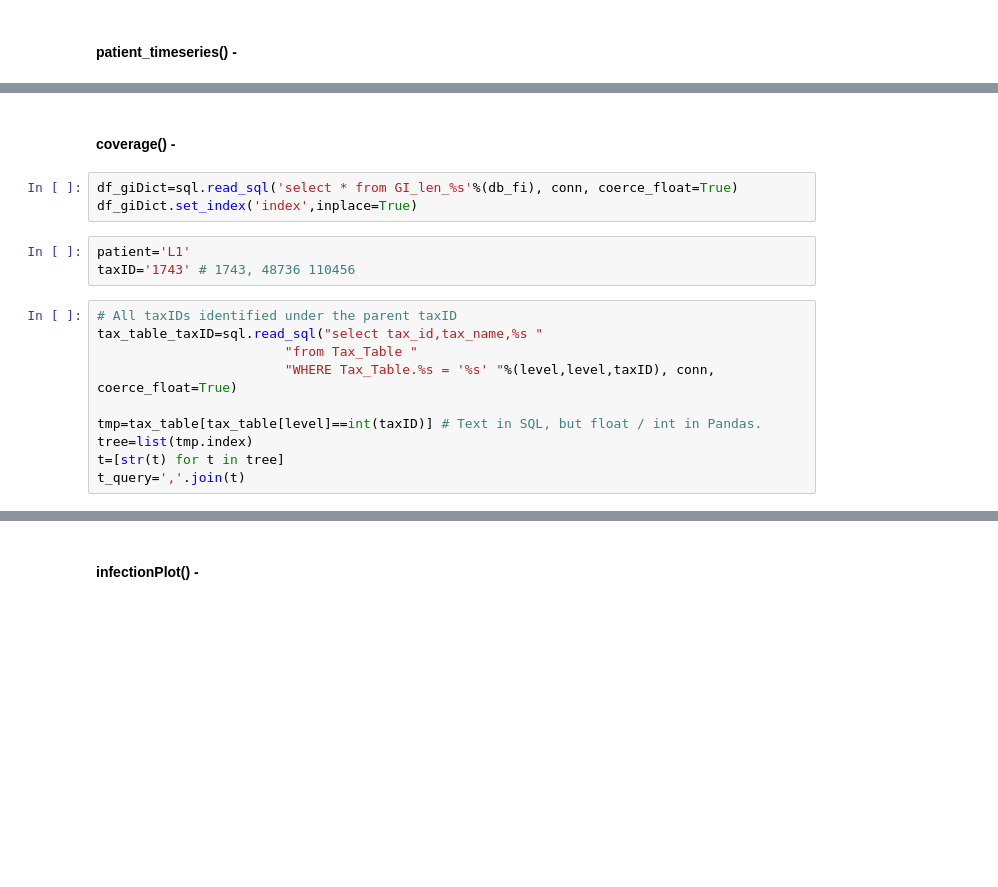
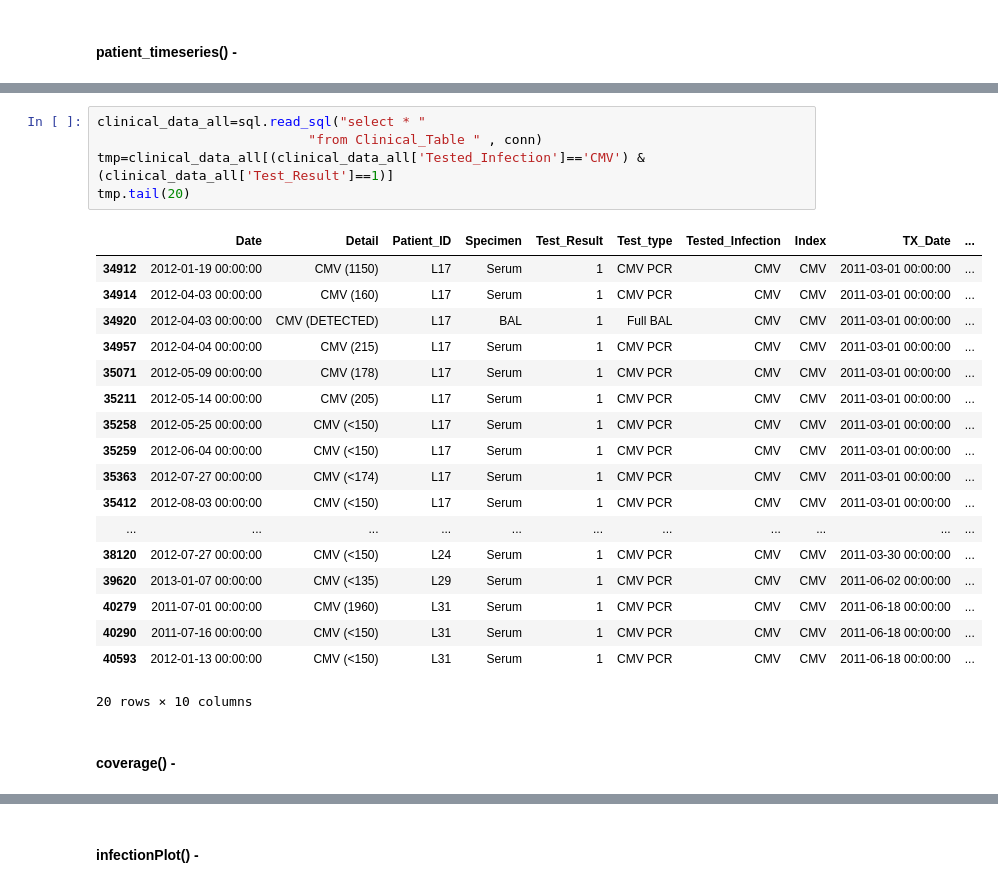
Before and after one commit to lmart999/CS229, a Jupyter notebook: ie_sql.ipynb, the cells around one changed output, grey strips where cells are left out. Cells and saved outputs as stored; diff of their text form; blank space fills up the shorter version.

```diff
--- a/ie_sql.ipynb
+++ b/ie_sql.ipynb
@@ -536,18 +599,26 @@ plt.plot(days,per_plot,'o-',color=color,ms=7,mew=2.5,mec='white',linewidth=5,alp
+# %%
+clinical_data_all=sql.read_sql("select * "
+                           "from Clinical_Table " , conn)
+tmp=clinical_data_all[(clinical_data_all['Tested_Infection']=='CMV') & (clinical_data_all['Test_Result']==1)]
+tmp.tail(20)
+# %% [output]
+|  | Date | Detail | Patient_ID | Specimen | Test_Result | Test_type | Tested_Infection | Index | TX_Date | ... |
+| 34912 | 2012-01-19 00:00:00 | CMV (1150) | L17 | Serum | 1 | CMV PCR | CMV | CMV | 2011-03-01 00:00:00 | ... |
+| 34914 | 2012-04-03 00:00:00 | CMV (160) | L17 | Serum | 1 | CMV PCR | CMV | CMV | 2011-03-01 00:00:00 | ... |
+| 34920 | 2012-04-03 00:00:00 | CMV (DETECTED) | L17 | BAL | 1 | Full BAL | CMV | CMV | 2011-03-01 00:00:00 | ... |
+| 34957 | 2012-04-04 00:00:00 | CMV (215) | L17 | Serum | 1 | CMV PCR | CMV | CMV | 2011-03-01 00:00:00 | ... |
+| 35071 | 2012-05-09 00:00:00 | CMV (178) | L17 | Serum | 1 | CMV PCR | CMV | CMV | 2011-03-01 00:00:00 | ... |
+| 35211 | 2012-05-14 00:00:00 | CMV (205) | L17 | Serum | 1 | CMV PCR | CMV | CMV | 2011-03-01 00:00:00 | ... |
+| 35258 | 2012-05-25 00:00:00 | CMV (<150) | L17 | Serum | 1 | CMV PCR | CMV | CMV | 2011-03-01 00:00:00 | ... |
+| 35259 | 2012-06-04 00:00:00 | CMV (<150) | L17 | Serum | 1 | CMV PCR | CMV | CMV | 2011-03-01 00:00:00 | ... |
+| 35363 | 2012-07-27 00:00:00 | CMV (<174) | L17 | Serum | 1 | CMV PCR | CMV | CMV | 2011-03-01 00:00:00 | ... |
+| 35412 | 2012-08-03 00:00:00 | CMV (<150) | L17 | Serum | 1 | CMV PCR | CMV | CMV | 2011-03-01 00:00:00 | ... |
+| ... | ... | ... | ... | ... | ... | ... | ... | ... | ... | ... |
+| 38120 | 2012-07-27 00:00:00 | CMV (<150) | L24 | Serum | 1 | CMV PCR | CMV | CMV | 2011-03-30 00:00:00 | ... |
+| 39620 | 2013-01-07 00:00:00 | CMV (<135) | L29 | Serum | 1 | CMV PCR | CMV | CMV | 2011-06-02 00:00:00 | ... |
+| 40279 | 2011-07-01 00:00:00 | CMV (1960) | L31 | Serum | 1 | CMV PCR | CMV | CMV | 2011-06-18 00:00:00 | ... |
+| 40290 | 2011-07-16 00:00:00 | CMV (<150) | L31 | Serum | 1 | CMV PCR | CMV | CMV | 2011-06-18 00:00:00 | ... |
+| 40593 | 2012-01-13 00:00:00 | CMV (<150) | L31 | Serum | 1 | CMV PCR | CMV | CMV | 2011-06-18 00:00:00 | ... |
+20 rows × 10 columns
 # %% [markdown]
 #### coverage() -
-# %%
-df_giDict=sql.read_sql('select * from GI_len_%s'%(db_fi), conn, coerce_float=True)
-df_giDict.set_index('index',inplace=True)
-# %%
-patient='L1'
-taxID='1743' # 1743, 48736 110456
-# %%
-# All taxIDs identified under the parent taxID
-tax_table_taxID=sql.read_sql("select tax_id,tax_name,%s "
-                        "from Tax_Table "
-                        "WHERE Tax_Table.%s = '%s' "%(level,level,taxID), conn, coerce_float=True)
-
-tmp=tax_table[tax_table[level]==int(taxID)] # Text in SQL, but float / int in Pandas.
-tree=list(tmp.index)
-t=[str(t) for t in tree]
-t_query=','.join(t)
```
Also changed, not shown: parts of 17 cells of this notebook.
